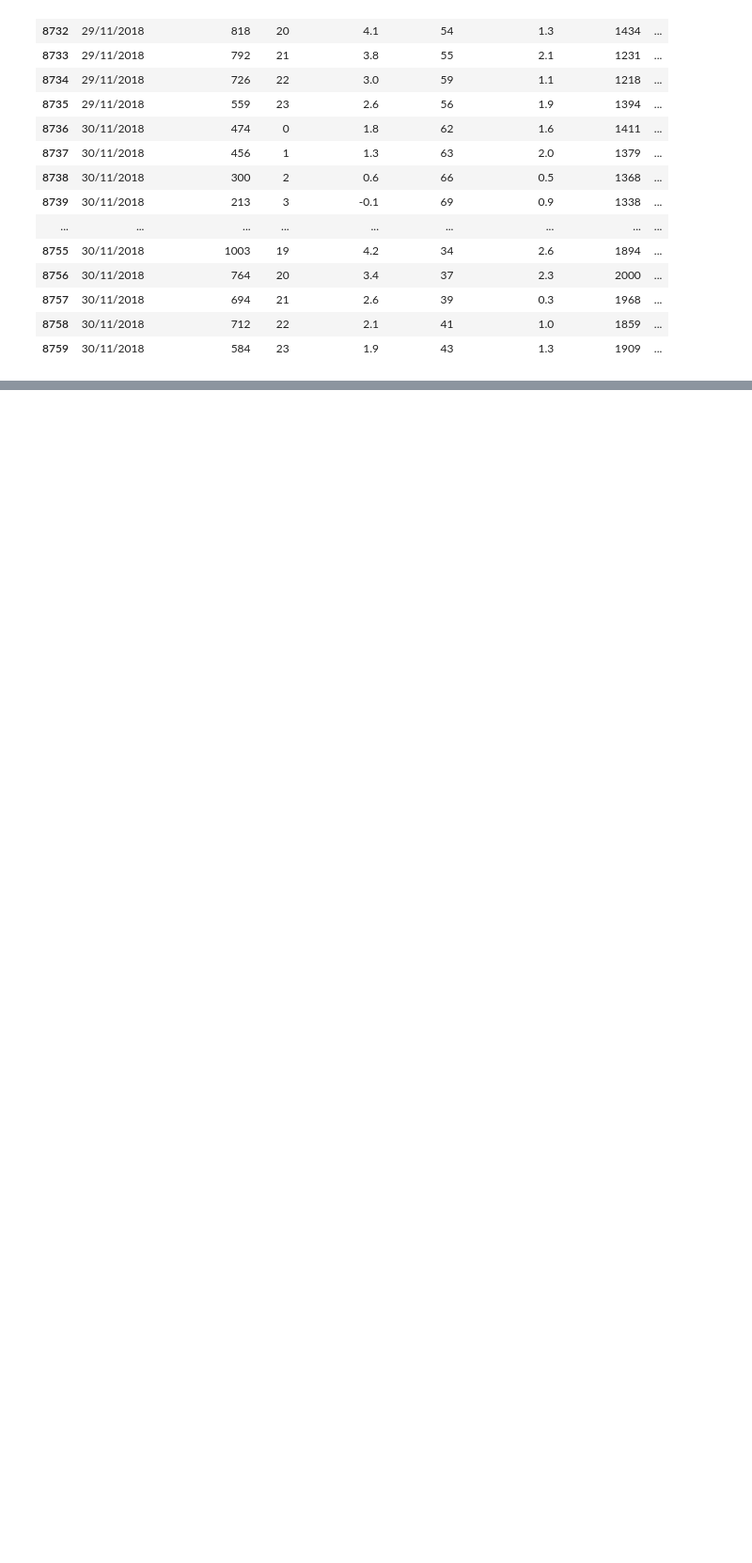
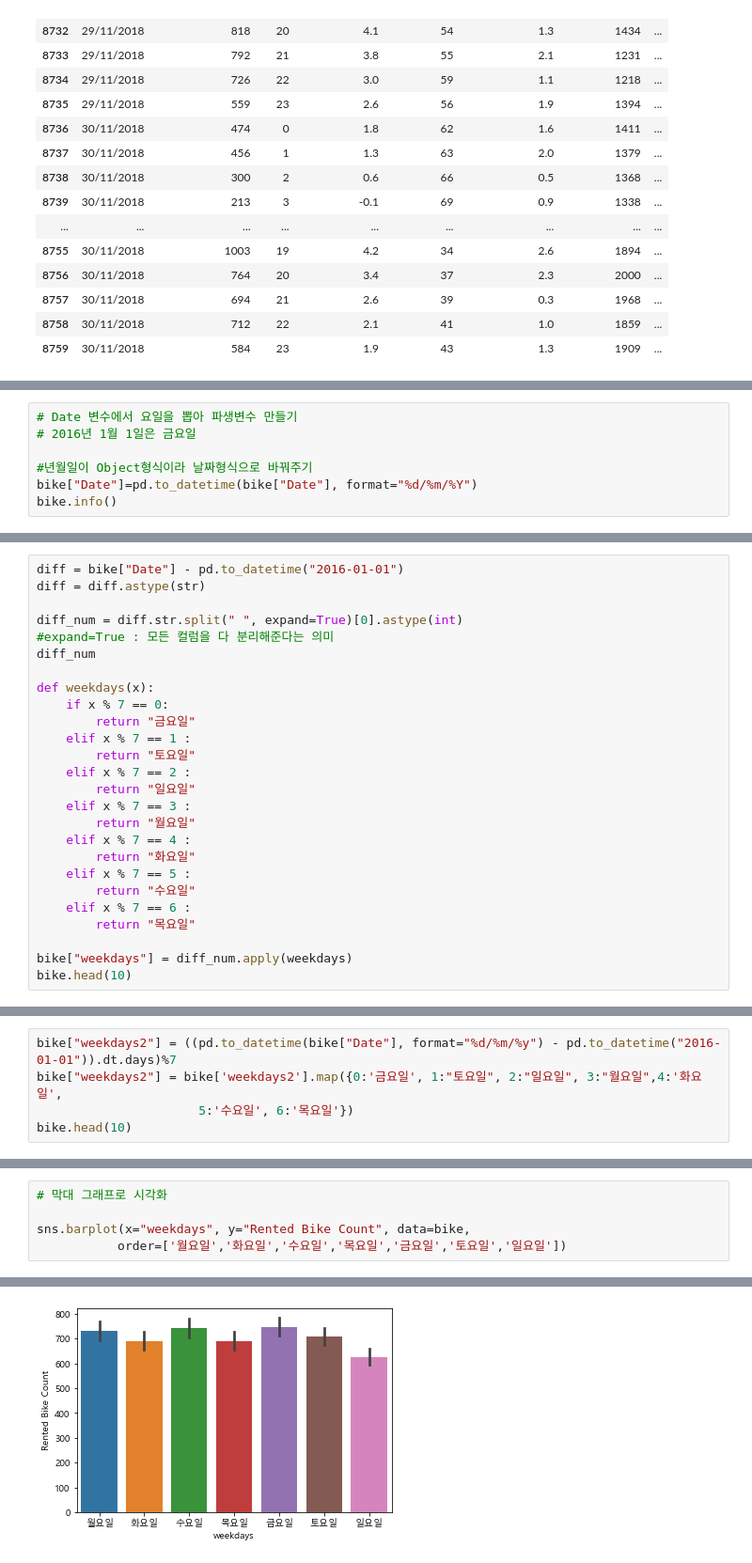
Before and after one commit to ch00251/PythonPractice, a Jupyter notebook: 분석예제1.ipynb, the cells around one changed output, grey strips where cells are left out. Shown: that part at 94% size. Drawn from its saved outputs; the diff is of its cells as text; blank space fills up the shorter version.

```diff
--- a/분석예제1.ipynb
+++ b/분석예제1.ipynb
@@ -38,0 +93,7 @@ bike.tail(30)
+# %%
+# Date 변수에서 요일을 뽑아 파생변수 만들기
+# 2016년 1월 1일은 금요일
+
+#년월일이 Object형식이라 날짜형식으로 바꿔주기
+bike["Date"]=pd.to_datetime(bike["Date"], format="%d/%m/%Y")
+bike.info()
@@ -38,0 +118,26 @@ bike.tail(30)
+# %%
+diff = bike["Date"] - pd.to_datetime("2016-01-01")
+diff = diff.astype(str)
+
+diff_num = diff.str.split(" ", expand=True)[0].astype(int)
+#expand=True : 모든 컬럼을 다 분리해준다는 의미
+diff_num
+
+def weekdays(x):
+    if x % 7 == 0:
+        return "금요일"
+    elif x % 7 == 1 :
+        return "토요일"
+    elif x % 7 == 2 :
+        return "일요일"
+    elif x % 7 == 3 :
+        return "월요일"
+    elif x % 7 == 4 :
+        return "화요일"
+    elif x % 7 == 5 :
+        return "수요일"
+    elif x % 7 == 6 :
+        return "목요일"
+
+bike["weekdays"] = diff_num.apply(weekdays)
+bike.head(10)
@@ -38,0 +156,5 @@ bike.tail(30)
+# %%
+bike["weekdays2"] = ((pd.to_datetime(bike["Date"], format="%d/%m/%y") - pd.to_datetime("2016-01-01")).dt.days)%7
+bike["weekdays2"] = bike['weekdays2'].map({0:'금요일', 1:"토요일", 2:"일요일", 3:"월요일",4:'화요일',
+                      5:'수요일', 6:'목요일'})
+bike.head(10)
@@ -38,0 +187,6 @@ bike.tail(30)
+# %%
+# 막대 그래프로 시각화
+
+sns.barplot(x="weekdays", y="Rented Bike Count", data=bike,
+           order=['월요일','화요일','수요일','목요일','금요일','토요일','일요일'])
+# %% [output]
@@ -38,0 +194 @@ bike.tail(30)
+[figure, added]
```
Also changed, not shown: parts of 9 cells of this notebook.
